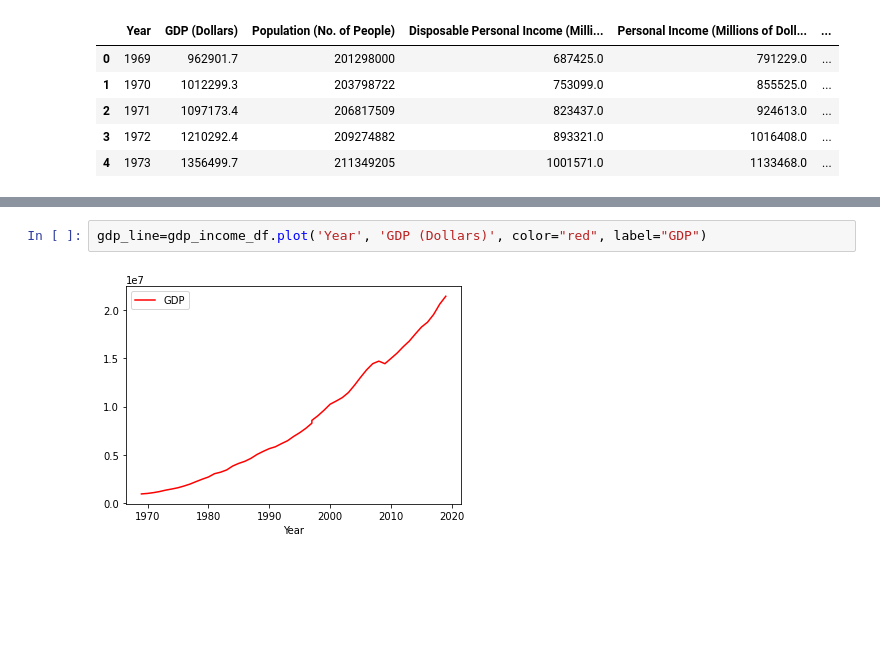
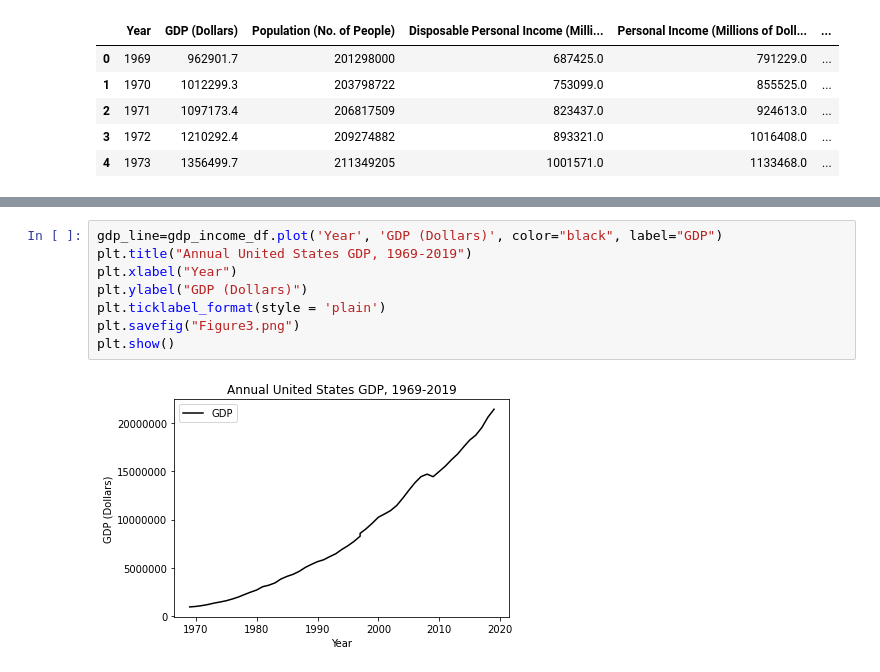
Before and after one commit to brittanijoi94/project-1, a Jupyter notebook: visuals.ipynb, the cells around one changed output, grey strips where cells are left out. Saved outputs shown, nothing was run; the diff lists cells and outputs as text; blank space fills up the shorter version.

```diff
--- a/visuals.ipynb
+++ b/visuals.ipynb
@@ -271,5 +273,11 @@ plt.show()
-# %%
-gdp_line=gdp_income_df.plot('Year', 'GDP (Dollars)', color="red", label="GDP")
-# %% [output]
-[figure, removed]
+# %%
+gdp_line=gdp_income_df.plot('Year', 'GDP (Dollars)', color="black", label="GDP")
+plt.title("Annual United States GDP, 1969-2019")
+plt.xlabel("Year")
+plt.ylabel("GDP (Dollars)")
+plt.ticklabel_format(style = 'plain')
+plt.savefig("Figure3.png")
+plt.show()
+# %% [output]
+[figure, added]
 # %%
```
Also changed, not shown: parts of 5 cells of this notebook, 6 other files.
